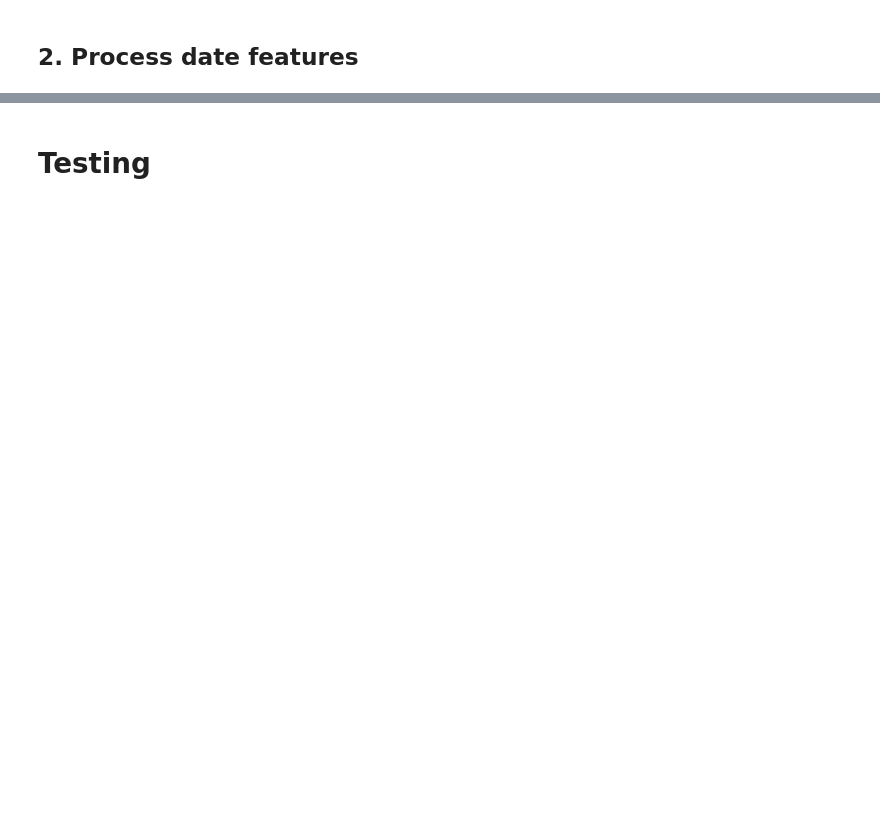
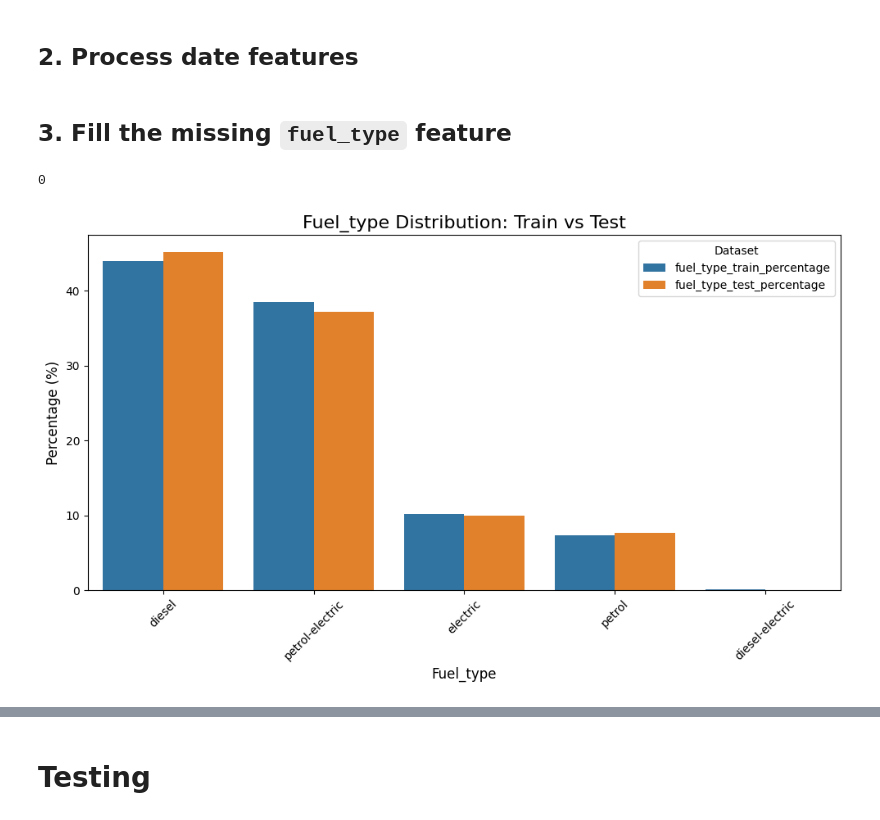
Before and after one commit to Klasnov/regression_predict, a Jupyter notebook: process+train+test.ipynb, the cells around one changed output, grey strips where cells are left out. Saved outputs shown, nothing was run; the diff lists cells and outputs as text; code cells hidden in the pictures; blank space fills up the shorter version.

```diff
--- a/process+train+test.ipynb
+++ b/process+train+test.ipynb
@@ -13,17 +19,14 @@ drive.mount("/content/drive")
 # %%
-import pandas as pd
-
-
 def load_data(path):
     """
     Remove the features that:
-      1. may not be useful for the model
+      1. may not be so useful for the model
       2. have too many missing values
       3. all the values are the same
       4. may be redundant with other features
     """
     df = pd.read_csv(path)
-    df.drop(["listing_id", "indicative_price", "eco_category", "fuel_type", "opc_scheme", "lifespan", "features", "accessories"], axis=1, inplace=True)
+    df.drop(["indicative_price", "eco_category", "opc_scheme", "lifespan"], axis=1, inplace=True)
     return df
 
 
@@ -66,3 +69,11 @@ def proce_date(df):
 
 df_train = proce_date(df_train)
 df_test = proce_date(df_test)
+# %% [markdown]
+## 3. Fill the missing `fuel_type` feature
+# %%
+# check for unseen fuel type
+unseen_fuel = set(df_test["fuel_type"].unique()) - set(df_train["fuel_type"].unique())
+print(len(unseen_fuel))
+# %% [output]
+0
@@ -68,0 +134,5 @@ df_test = proce_date(df_test)
+# %%
+# plotting the distributions before imputation
+plot_feature_distribution(df_train, df_test, 'fuel_type')
+# %% [output]
+[figure, added]
```
Also changed, not shown: parts of 51 cells of this notebook, 5 other files.
